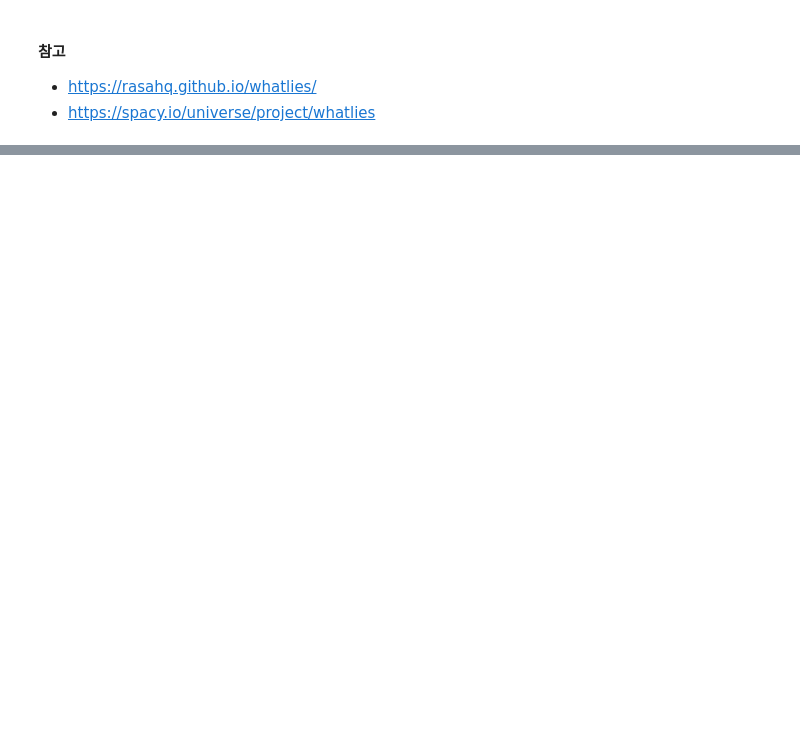
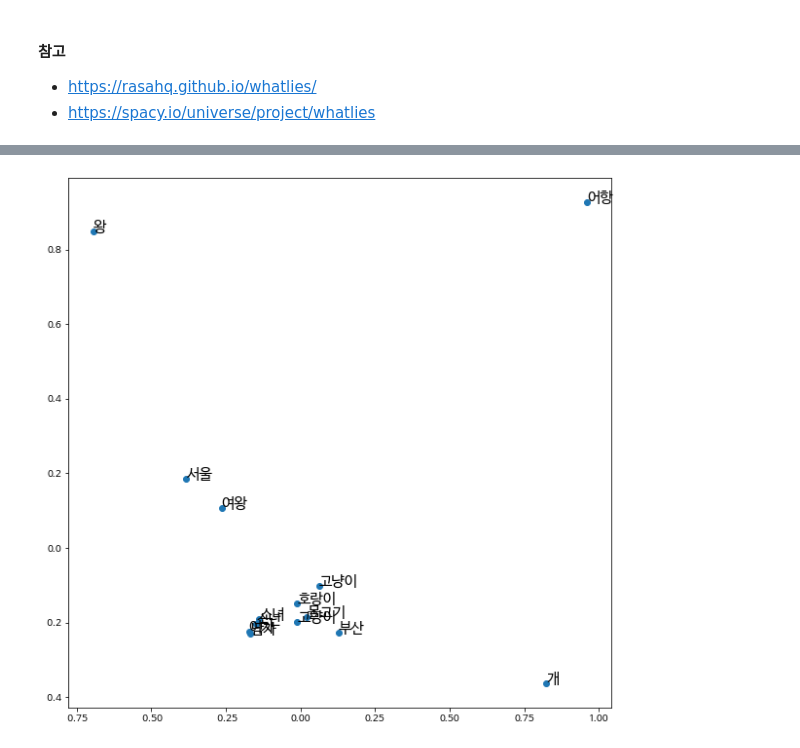
Before and after one commit to babelPish/slaw, a Jupyter notebook: spacy_basic/colab_notebooks/05_working_with_word_vectors.ipynb, the cells around one changed output, grey strips where cells are left out. Cells and saved outputs as stored; diff of their text form; code cells hidden in the pictures; blank space fills up the shorter version.

```diff
--- a/spacy_basic/colab_notebooks/05_working_with_word_vectors.ipynb
+++ b/spacy_basic/colab_notebooks/05_working_with_word_vectors.ipynb
@@ -336,0 +351,2 @@ from whatlies.language import SpacyLanguage
+# %%
+words = ['개', '고양이', '고냥이', '호랑이', '물고기', '어항', '서울', '부산', '소년', '소녀', '남자', '여자', '왕', '여왕']
@@ -342,0 +430,2 @@ lang = SpacyLanguage('./ko_wv.spacy.embd')
+# %%
+nlp_ko_ft = spacy.load('ko_ft.spacy.embd')
@@ -343,2 +464,11 @@ lang = SpacyLanguage('./ko_wv.spacy.embd')
+# %%
+# import the PCA module from sklearn
+from sklearn.decomposition import PCA
+
+import matplotlib.pyplot as plt
+
+def get_word_vectors(words, nlp):
+    # converts a list of words into their word vectors
+    return [nlp(word).vector for word in words]
 # %%
-words = ['개', '고양이', '고냥이', '호랑이', '물고기', '강아지', '소년', '소녀', '남자', '여자', '왕', '여왕']
+words = ['개', '고양이', '고냥이', '호랑이', '물고기', '어항', '서울', '부산', '소년', '소녀', '남자', '여자', '왕', '여왕']
@@ -349,0 +475,20 @@ emb.plot_interactive(x_axis='남자', y_axis='여자')
+# %%
+pca = PCA(n_components=2)
+
+word_vecs_2d = pca.fit_transform(get_word_vectors(words, nlp_ko_ft))
+
+# create a nice big plot
+plt.figure(figsize=(10,10))
+
+# plot the scatter plot of where the words will be
+plt.scatter(word_vecs_2d[:,0], word_vecs_2d[:,1])
+
+# for each word and coordinate pair: draw the text on the plot
+for word, coord in zip(words, word_vecs_2d):
+    x, y = coord
+    plt.text(x, y, word, size= 15)
+
+# show the plot
+plt.show()
+# %% [output]
+[figure, added]
```
Also changed, not shown: parts of 46 cells of this notebook.
